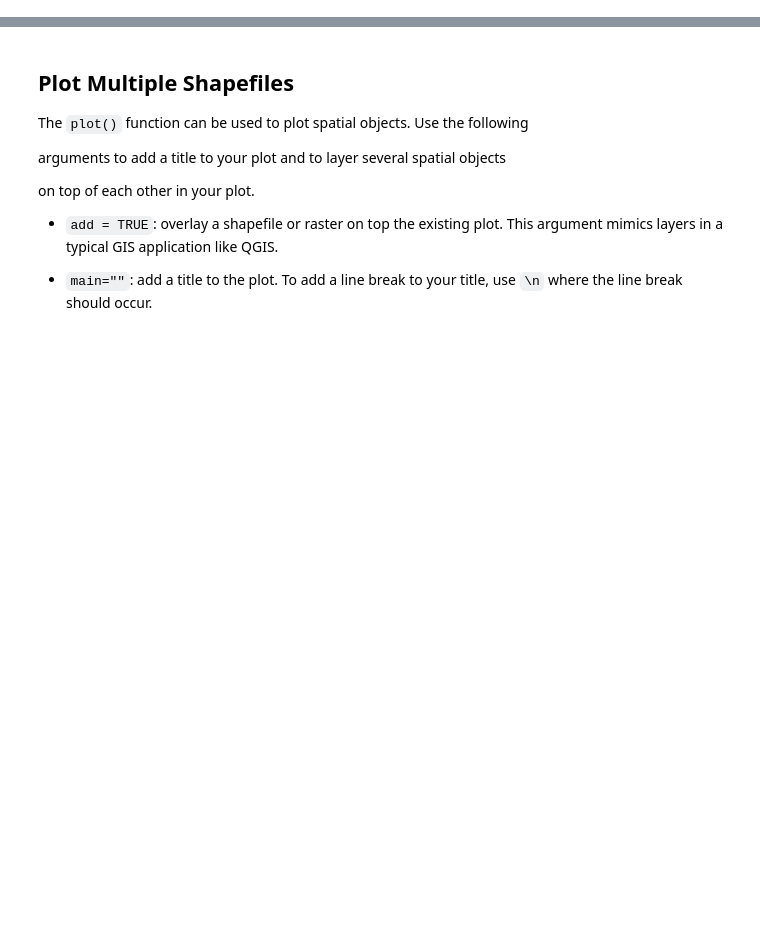
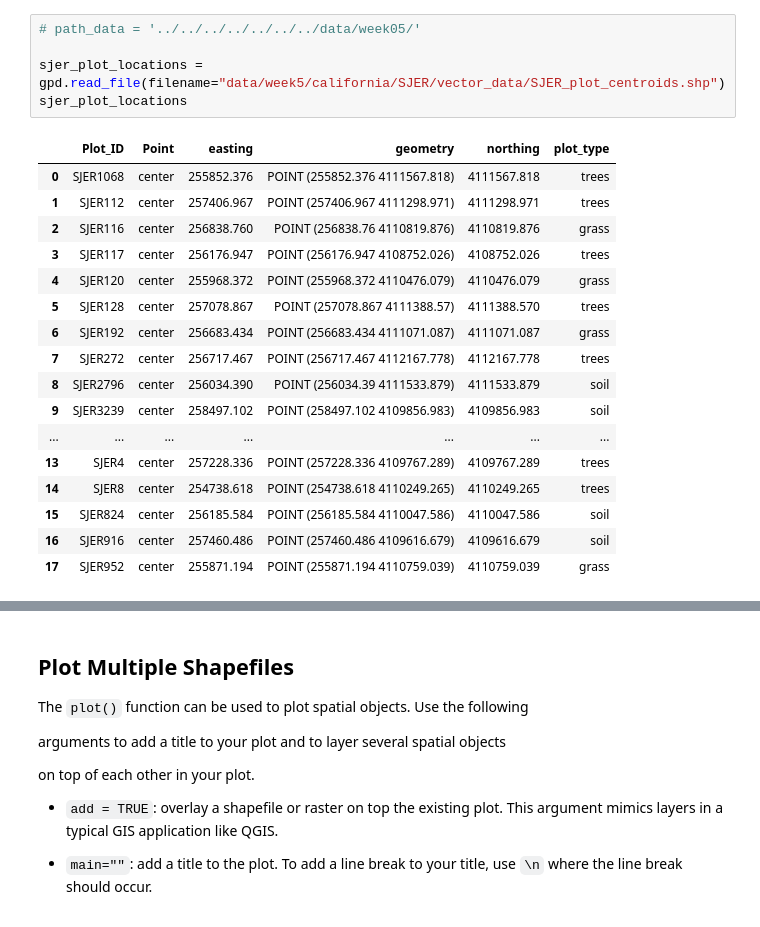
Before and after one commit to choldgraf/earth-analytics-python_OLD, a Jupyter notebook: notebooks/templates/week-5/in-class/2016-12-06-spatial01-intro-vector-data-R.ipynb, the cells around one changed output, grey strips where cells are left out. Saved outputs shown, nothing was run; the diff lists cells and outputs as text; blank space fills up the shorter version.

```diff
--- a/notebooks/templates/week-5/in-class/2016-12-06-spatial01-intro-vector-data-R.ipynb
+++ b/notebooks/templates/week-5/in-class/2016-12-06-spatial01-intro-vector-data-R.ipynb
@@ -650,0 +144,23 @@ print(sjer_crop_extent.crs)
+# %%
+# path_data = '../../../../../../../data/week05/'
+
+sjer_plot_locations = gpd.read_file(filename="data/week5/california/SJER/vector_data/SJER_plot_centroids.shp")
+sjer_plot_locations
+# %% [output]
+|  | Plot_ID | Point | easting | geometry | northing | plot_type |
+| 0 | SJER1068 | center | 255852.376 | POINT (255852.376 4111567.818) | 4111567.818 | trees |
+| 1 | SJER112 | center | 257406.967 | POINT (257406.967 4111298.971) | 4111298.971 | trees |
+| 2 | SJER116 | center | 256838.760 | POINT (256838.76 4110819.876) | 4110819.876 | grass |
+| 3 | SJER117 | center | 256176.947 | POINT (256176.947 4108752.026) | 4108752.026 | trees |
+| 4 | SJER120 | center | 255968.372 | POINT (255968.372 4110476.079) | 4110476.079 | grass |
+| 5 | SJER128 | center | 257078.867 | POINT (257078.867 4111388.57) | 4111388.570 | trees |
+| 6 | SJER192 | center | 256683.434 | POINT (256683.434 4111071.087) | 4111071.087 | grass |
+| 7 | SJER272 | center | 256717.467 | POINT (256717.467 4112167.778) | 4112167.778 | trees |
+| 8 | SJER2796 | center | 256034.390 | POINT (256034.39 4111533.879) | 4111533.879 | soil |
+| 9 | SJER3239 | center | 258497.102 | POINT (258497.102 4109856.983) | 4109856.983 | soil |
+| ... | ... | ... | ... | ... | ... | ... |
+| 13 | SJER4 | center | 257228.336 | POINT (257228.336 4109767.289) | 4109767.289 | trees |
+| 14 | SJER8 | center | 254738.618 | POINT (254738.618 4110249.265) | 4110249.265 | trees |
+| 15 | SJER824 | center | 256185.584 | POINT (256185.584 4110047.586) | 4110047.586 | soil |
+| 16 | SJER916 | center | 257460.486 | POINT (257460.486 4109616.679) | 4109616.679 | soil |
+| 17 | SJER952 | center | 255871.194 | POINT (255871.194 4110759.039) | 4110759.039 | grass |
```
Also changed, not shown: parts of 39 cells of this notebook, 1 other file.
